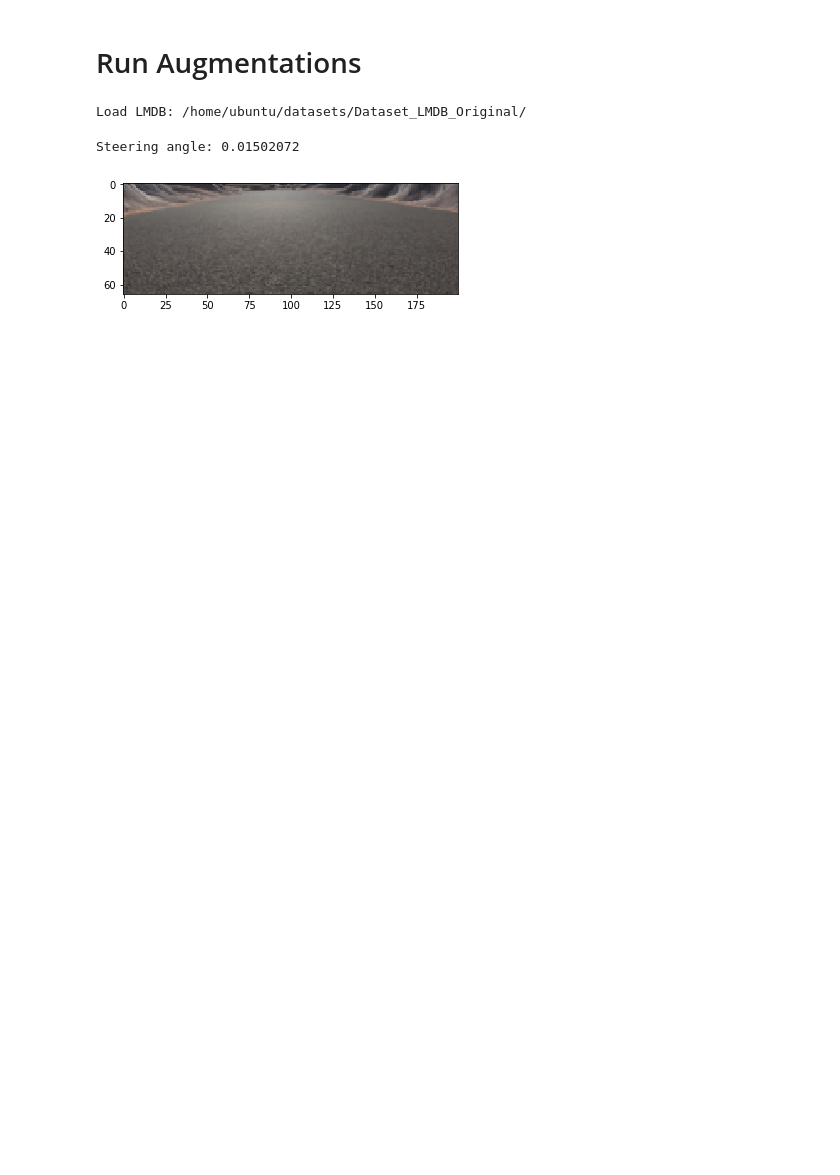
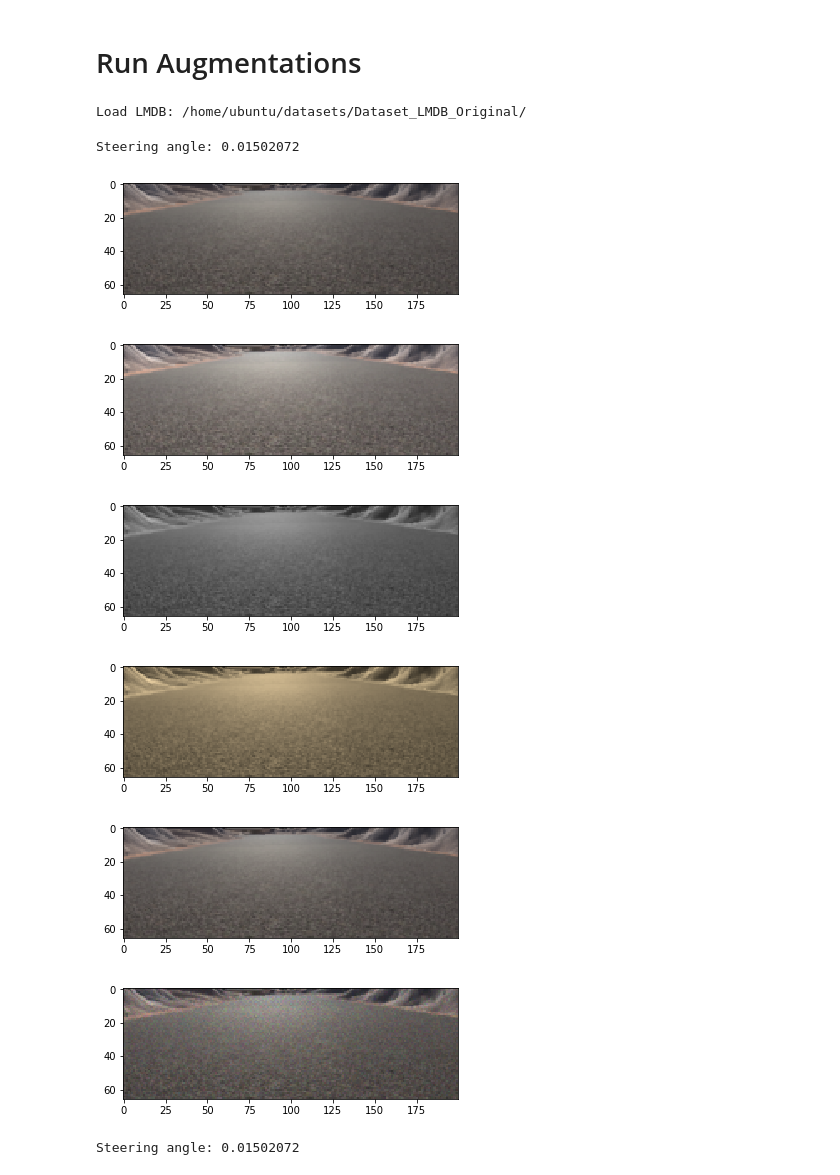
Before and after one commit to leonardoaraujosantos/DriverLessCarHackathon, a Jupyter notebook: pytorch/notebooks/AugmentSamples.ipynb, the cells around one changed output. Drawn from its saved outputs; the diff is of its cells as text; code cells hidden in the pictures; blank space fills up the shorter version.

```diff
--- a/pytorch/notebooks/AugmentSamples.ipynb
+++ b/pytorch/notebooks/AugmentSamples.ipynb
@@ -33,0 +80,20 @@ Steering angle: 0.01502072
+# %%
+# Get Item from dataset
+plt.imshow(random_brightness(sample['image']))
+plt.show()
+plt.imshow(convert_to_gray(sample['image']))
+plt.show()
+plt.imshow(convert_to_sepia(sample['image']))
+plt.show()
+plt.imshow(color_swap(sample['image']))
+plt.show()
+plt.imshow(add_noise(sample['image']))
+plt.show()
+print('Steering angle:', sample['label'])
+# %% [output]
+[figure, added]
+[figure, added]
+[figure, added]
+[figure, added]
+[figure, added]
+Steering angle: 0.01502072
```
Also changed, not shown: parts of 2 cells of this notebook.
